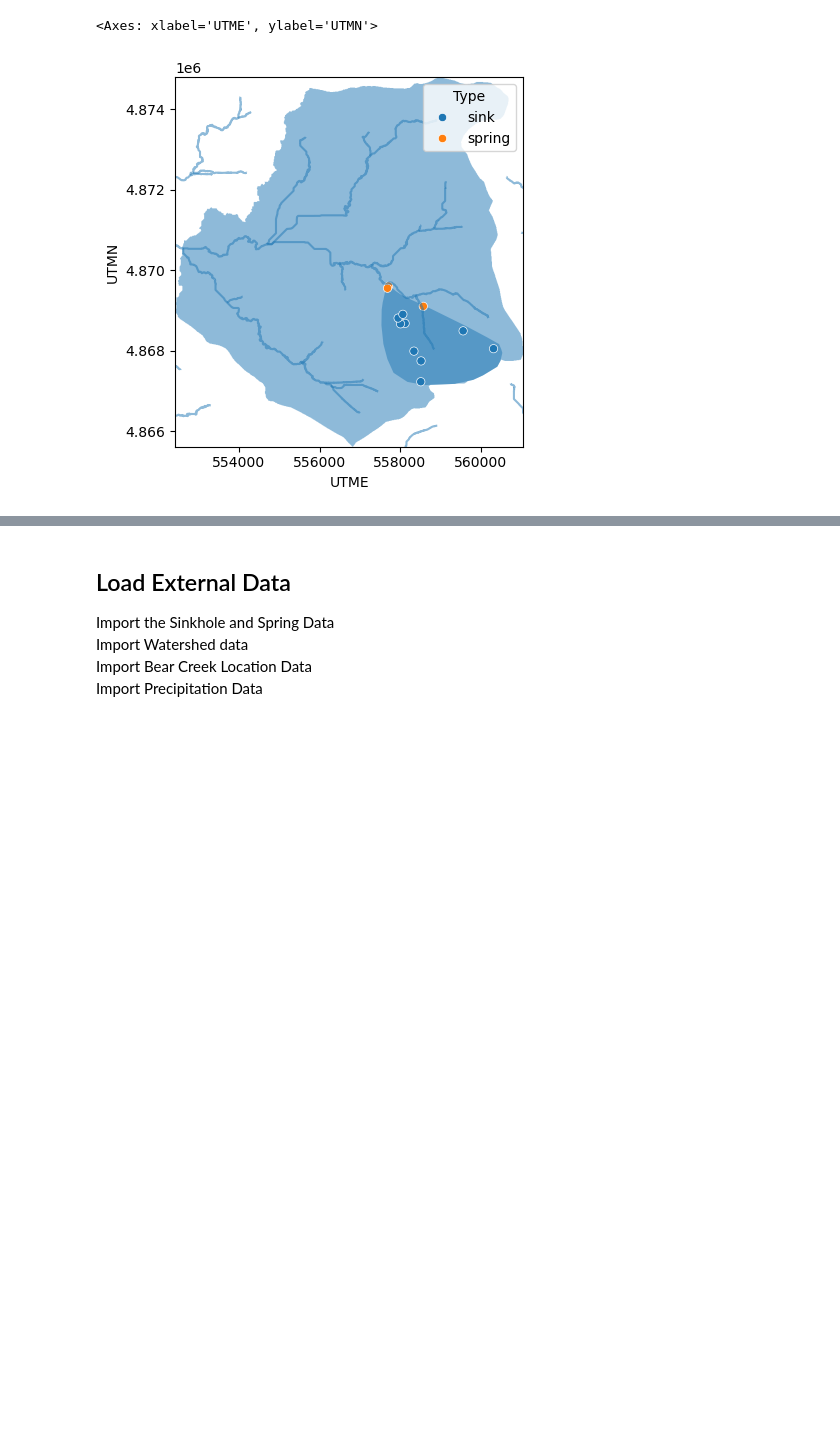
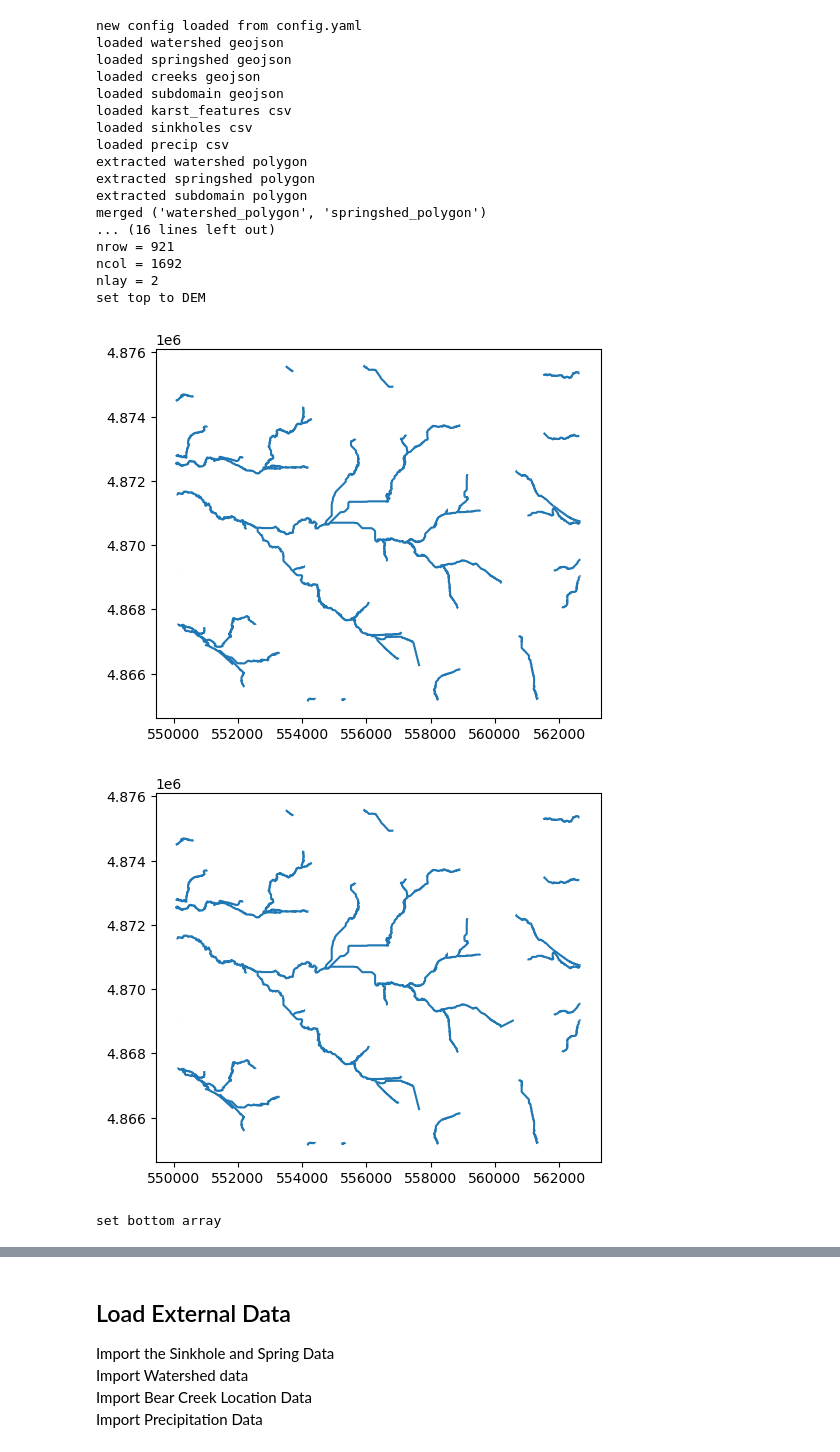
Before and after one commit to jhuang523/UMNBearSpring, a Jupyter notebook: EPM/steady_state/EPM_ws_singleLayer.ipynb, the cells around one changed output, grey strips where cells are left out. Cells and saved outputs as stored; diff of their text form; code cells hidden in the pictures; blank space fills up the shorter version.

```diff
--- a/EPM/steady_state/EPM_ws_singleLayer.ipynb
+++ b/EPM/steady_state/EPM_ws_singleLayer.ipynb
@@ -75,11 +41,44 @@ added spring
-# %%
-fig, ax = plt.subplots()
-test.merged_polygon.plot(ax = ax, alpha = 0.5)
-test.creeks.plot(ax = ax, alpha = 0.5)
-test.springshed_polygon.plot(ax= ax, alpha= 0.5)
-ax.set_xlim([test.merged_polygon.total_bounds[0], test.merged_polygon.total_bounds[2]])
-ax.set_ylim([test.merged_polygon.total_bounds[1], test.merged_polygon.total_bounds[3]])
-sns.scatterplot(test.karst_features, x = 'UTME', y = 'UTMN', hue = 'Type')
-# %% [output]
-<Axes: xlabel='UTME', ylabel='UTMN'>
-[figure, removed]
+# %%
+test = Config('config.yaml')
+test.load_polygon('watershed', 'springshed', 'subdomain')
+test.merge_polygons('merged', 'watershed_polygon', 'springshed_polygon')
+test.load_creeks()
+test.set_domain('subdomain_polygon')
+test.apply_DEM_to_domain()
+start = test.creeks.return_coordinates(186)[-1]
+nearest = get_nearest_point(start, test.merged_polygon)
+test.creeks.extend_creek(start, nearest)
+start = test.creeks.return_coordinates(154)[-1]
+nearest = get_nearest_point(start, test.merged_polygon)
+test.creeks.extend_creek(start, nearest)
+test.creeks.clip_creek(test.domain, 10)
+test.load_karst_features()
+test.extract_grid_params_from_domain()
+test.extract_top_config()
+# %% [output]
+new config loaded from config.yaml
+loaded watershed geojson
+loaded springshed geojson
+loaded creeks geojson
+loaded subdomain geojson
+loaded karst_features csv
+loaded sinkholes csv
+loaded precip csv
+extracted watershed polygon
+extracted springshed polygon
+extracted subdomain polygon
+merged ('watershed_polygon', 'springshed_polygon')
+... (16 lines left out)
+nrow = 921
+ncol = 1692
+nlay = 2
+set top to DEM
+[figure, added]
+[figure, added]
+# %%
+test.extract_bottom_config()
+test.create_grid()
+test.extract_idomain()
+test.extract_K_values()
+# %% [output]
+set bottom array
```
Also changed, not shown: parts of 26 cells of this notebook, 5 other files.
